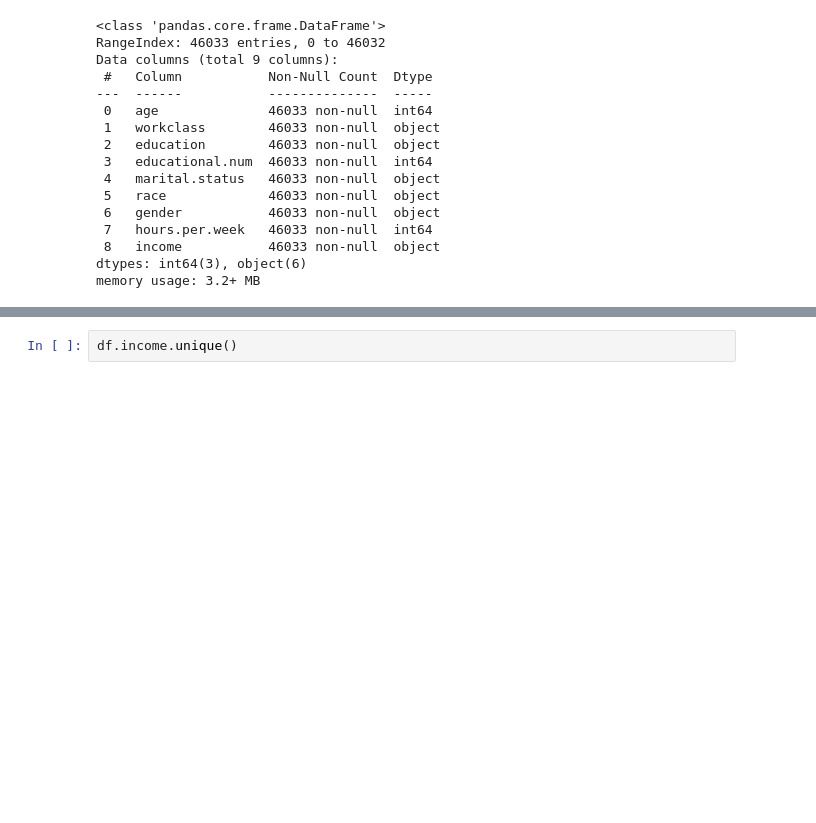
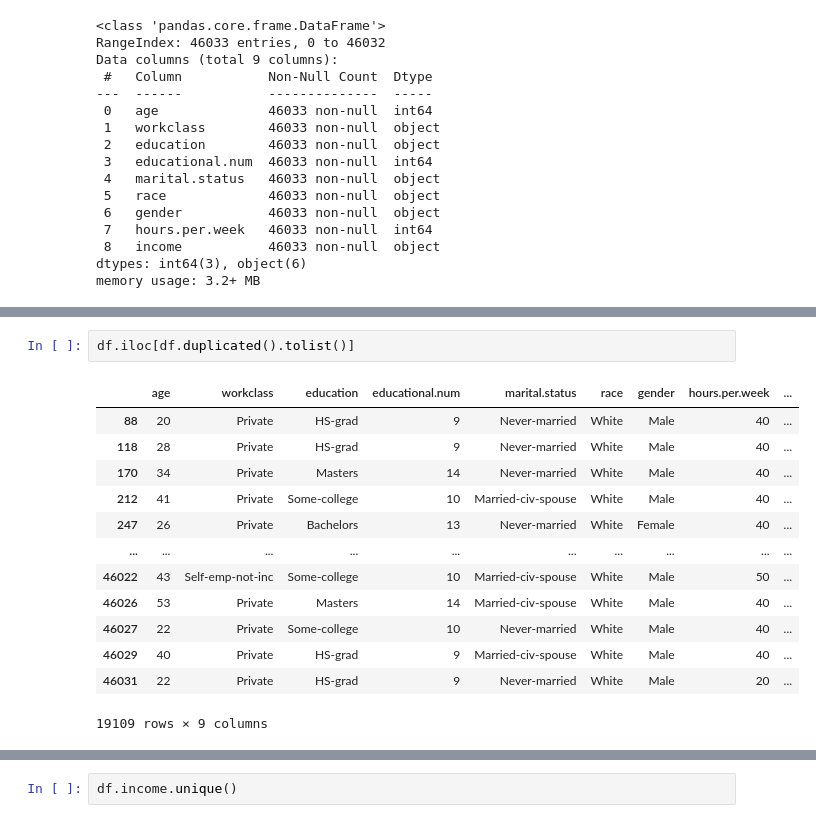
Before and after one commit to huongd17at089/income_prediction, a Jupyter notebook: income_prediction.ipynb, the cells around one changed output, grey strips where cells are left out. Cells and saved outputs as stored; diff of their text form; blank space fills up the shorter version.

```diff
--- a/income_prediction.ipynb
+++ b/income_prediction.ipynb
@@ -50,0 +62,16 @@ True
+# %%
+df.iloc[df.duplicated().tolist()]
+# %% [output]
+|  | age | workclass | education | educational.num | marital.status | race | gender | hours.per.week | ... |
+| 88 | 20 | Private | HS-grad | 9 | Never-married | White | Male | 40 | ... |
+| 118 | 28 | Private | HS-grad | 9 | Never-married | White | Male | 40 | ... |
+| 170 | 34 | Private | Masters | 14 | Never-married | White | Male | 40 | ... |
+| 212 | 41 | Private | Some-college | 10 | Married-civ-spouse | White | Male | 40 | ... |
+| 247 | 26 | Private | Bachelors | 13 | Never-married | White | Female | 40 | ... |
+| ... | ... | ... | ... | ... | ... | ... | ... | ... | ... |
+| 46022 | 43 | Self-emp-not-inc | Some-college | 10 | Married-civ-spouse | White | Male | 50 | ... |
+| 46026 | 53 | Private | Masters | 14 | Married-civ-spouse | White | Male | 40 | ... |
+| 46027 | 22 | Private | Some-college | 10 | Never-married | White | Male | 40 | ... |
+| 46029 | 40 | Private | HS-grad | 9 | Married-civ-spouse | White | Male | 40 | ... |
+| 46031 | 22 | Private | HS-grad | 9 | Never-married | White | Male | 20 | ... |
+19109 rows × 9 columns
```
Also changed, not shown: parts of 5 cells of this notebook.
